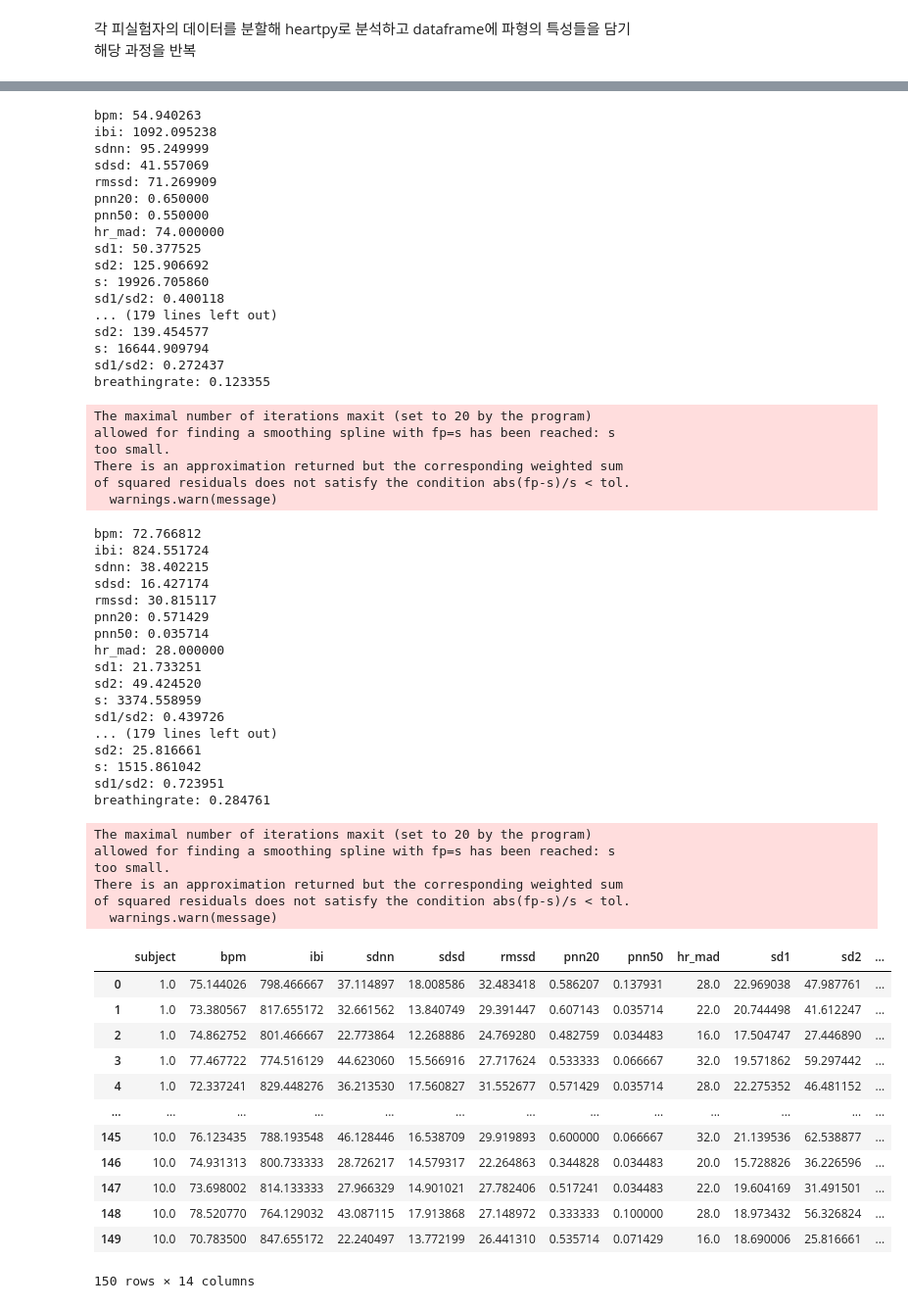
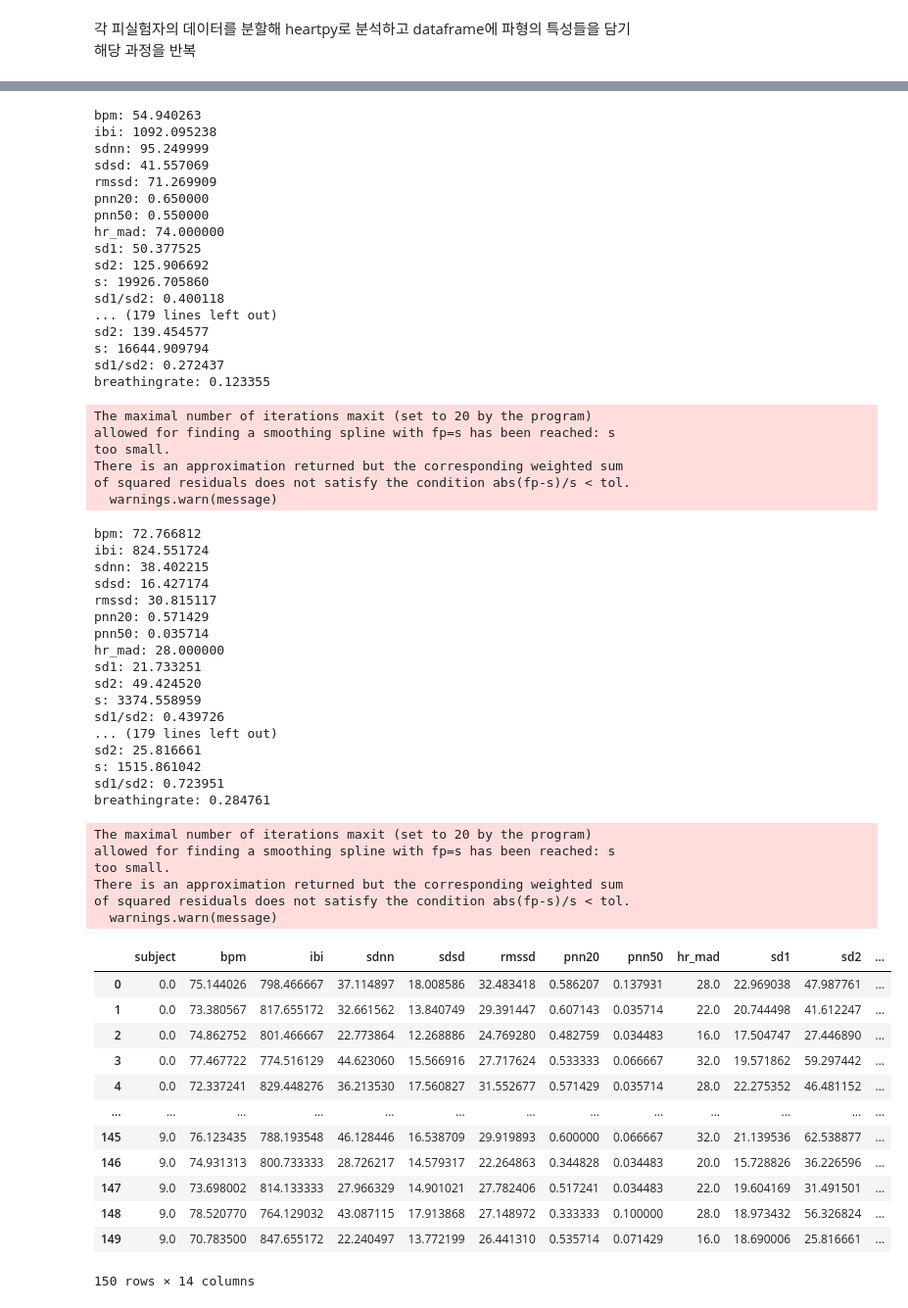
Before and after one commit to kumass2020/Multi-Modality-Person-Recognition, a Jupyter notebook: human_recognition.ipynb, the cells around one changed output, grey strips where cells are left out. Shown at 98% size. Saved outputs shown, nothing was run; the diff lists cells and outputs as text; code cells hidden in the pictures.

```diff
--- a/human_recognition.ipynb
+++ b/human_recognition.ipynb
@@ -81,14 +81,14 @@ feature_df
 # %%
 for subject_num in range(10):
     ppg = pd.read_csv('./dataset/s' + str(subject_num+1) + '_sit.csv')
-    for i in range(15):
+    for i in range(15): # 25초 * 15 == 375초
         start_idx = i * 12500
         data = (ppg.iloc[start_idx:start_idx+12500, [1]]).to_numpy().flatten()
         new_features_list = []
 
         wd, m = hp.process(data, sample_rate)
 
-        new_features_list.append(subject_num+1)
+        new_features_list.append(subject_num)
         for measure in m.keys():
             print('%s: %f' %(measure, m[measure]))
             new_features_list.append(m[measure])
@@ -147,44 +147,44 @@ breathingrate: 0.123355
 The maximal number of iterations maxit (set to 20 by the program)
 allowed for finding a smoothing spline with fp=s has been reached: s
 too small.
 There is an approximation returned but the corresponding weighted sum
 of squared residuals does not satisfy the condition abs(fp-s)/s < tol.
   warnings.warn(message)
 bpm: 72.766812
 ibi: 824.551724
 sdnn: 38.402215
 sdsd: 16.427174
 rmssd: 30.815117
 pnn20: 0.571429
 pnn50: 0.035714
 hr_mad: 28.000000
 sd1: 21.733251
 sd2: 49.424520
 s: 3374.558959
 sd1/sd2: 0.439726
 ... (179 lines left out)
 sd2: 25.816661
 s: 1515.861042
 sd1/sd2: 0.723951
 breathingrate: 0.284761
 The maximal number of iterations maxit (set to 20 by the program)
 allowed for finding a smoothing spline with fp=s has been reached: s
 too small.
 There is an approximation returned but the corresponding weighted sum
 of squared residuals does not satisfy the condition abs(fp-s)/s < tol.
   warnings.warn(message)
 |  | subject | bpm | ibi | sdnn | sdsd | rmssd | pnn20 | pnn50 | hr_mad | sd1 | sd2 | ... |
-| 0 | 1.0 | 75.144026 | 798.466667 | 37.114897 | 18.008586 | 32.483418 | 0.586207 | 0.137931 | 28.0 | 22.969038 | 47.987761 | ... |
-| 1 | 1.0 | 73.380567 | 817.655172 | 32.661562 | 13.840749 | 29.391447 | 0.607143 | 0.035714 | 22.0 | 20.744498 | 41.612247 | ... |
-| 2 | 1.0 | 74.862752 | 801.466667 | 22.773864 | 12.268886 | 24.769280 | 0.482759 | 0.034483 | 16.0 | 17.504747 | 27.446890 | ... |
-| 3 | 1.0 | 77.467722 | 774.516129 | 44.623060 | 15.566916 | 27.717624 | 0.533333 | 0.066667 | 32.0 | 19.571862 | 59.297442 | ... |
-| 4 | 1.0 | 72.337241 | 829.448276 | 36.213530 | 17.560827 | 31.552677 | 0.571429 | 0.035714 | 28.0 | 22.275352 | 46.481152 | ... |
+| 0 | 0.0 | 75.144026 | 798.466667 | 37.114897 | 18.008586 | 32.483418 | 0.586207 | 0.137931 | 28.0 | 22.969038 | 47.987761 | ... |
+| 1 | 0.0 | 73.380567 | 817.655172 | 32.661562 | 13.840749 | 29.391447 | 0.607143 | 0.035714 | 22.0 | 20.744498 | 41.612247 | ... |
+| 2 | 0.0 | 74.862752 | 801.466667 | 22.773864 | 12.268886 | 24.769280 | 0.482759 | 0.034483 | 16.0 | 17.504747 | 27.446890 | ... |
+| 3 | 0.0 | 77.467722 | 774.516129 | 44.623060 | 15.566916 | 27.717624 | 0.533333 | 0.066667 | 32.0 | 19.571862 | 59.297442 | ... |
+| 4 | 0.0 | 72.337241 | 829.448276 | 36.213530 | 17.560827 | 31.552677 | 0.571429 | 0.035714 | 28.0 | 22.275352 | 46.481152 | ... |
 | ... | ... | ... | ... | ... | ... | ... | ... | ... | ... | ... | ... | ... |
-| 145 | 10.0 | 76.123435 | 788.193548 | 46.128446 | 16.538709 | 29.919893 | 0.600000 | 0.066667 | 32.0 | 21.139536 | 62.538877 | ... |
-| 146 | 10.0 | 74.931313 | 800.733333 | 28.726217 | 14.579317 | 22.264863 | 0.344828 | 0.034483 | 20.0 | 15.728826 | 36.226596 | ... |
-| 147 | 10.0 | 73.698002 | 814.133333 | 27.966329 | 14.901021 | 27.782406 | 0.517241 | 0.034483 | 22.0 | 19.604169 | 31.491501 | ... |
-| 148 | 10.0 | 78.520770 | 764.129032 | 43.087115 | 17.913868 | 27.148972 | 0.333333 | 0.100000 | 28.0 | 18.973432 | 56.326824 | ... |
-| 149 | 10.0 | 70.783500 | 847.655172 | 22.240497 | 13.772199 | 26.441310 | 0.535714 | 0.071429 | 16.0 | 18.690006 | 25.816661 | ... |
+| 145 | 9.0 | 76.123435 | 788.193548 | 46.128446 | 16.538709 | 29.919893 | 0.600000 | 0.066667 | 32.0 | 21.139536 | 62.538877 | ... |
+| 146 | 9.0 | 74.931313 | 800.733333 | 28.726217 | 14.579317 | 22.264863 | 0.344828 | 0.034483 | 20.0 | 15.728826 | 36.226596 | ... |
+| 147 | 9.0 | 73.698002 | 814.133333 | 27.966329 | 14.901021 | 27.782406 | 0.517241 | 0.034483 | 22.0 | 19.604169 | 31.491501 | ... |
+| 148 | 9.0 | 78.520770 | 764.129032 | 43.087115 | 17.913868 | 27.148972 | 0.333333 | 0.100000 | 28.0 | 18.973432 | 56.326824 | ... |
+| 149 | 9.0 | 70.783500 | 847.655172 | 22.240497 | 13.772199 | 26.441310 | 0.535714 | 0.071429 | 16.0 | 18.690006 | 25.816661 | ... |
 150 rows × 14 columns
 # %%
 from sklearn.model_selection import train_test_split
```
Also changed, not shown: parts of 7 cells of this notebook, 1 other file.
